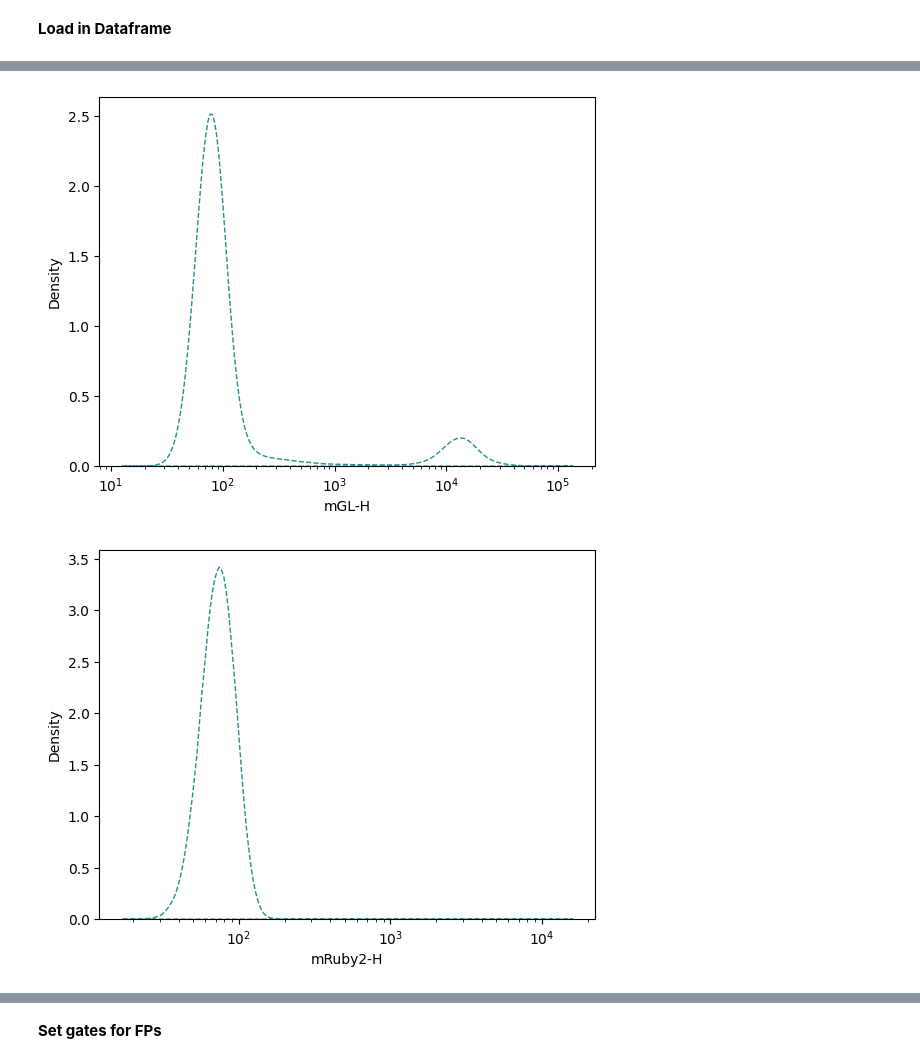
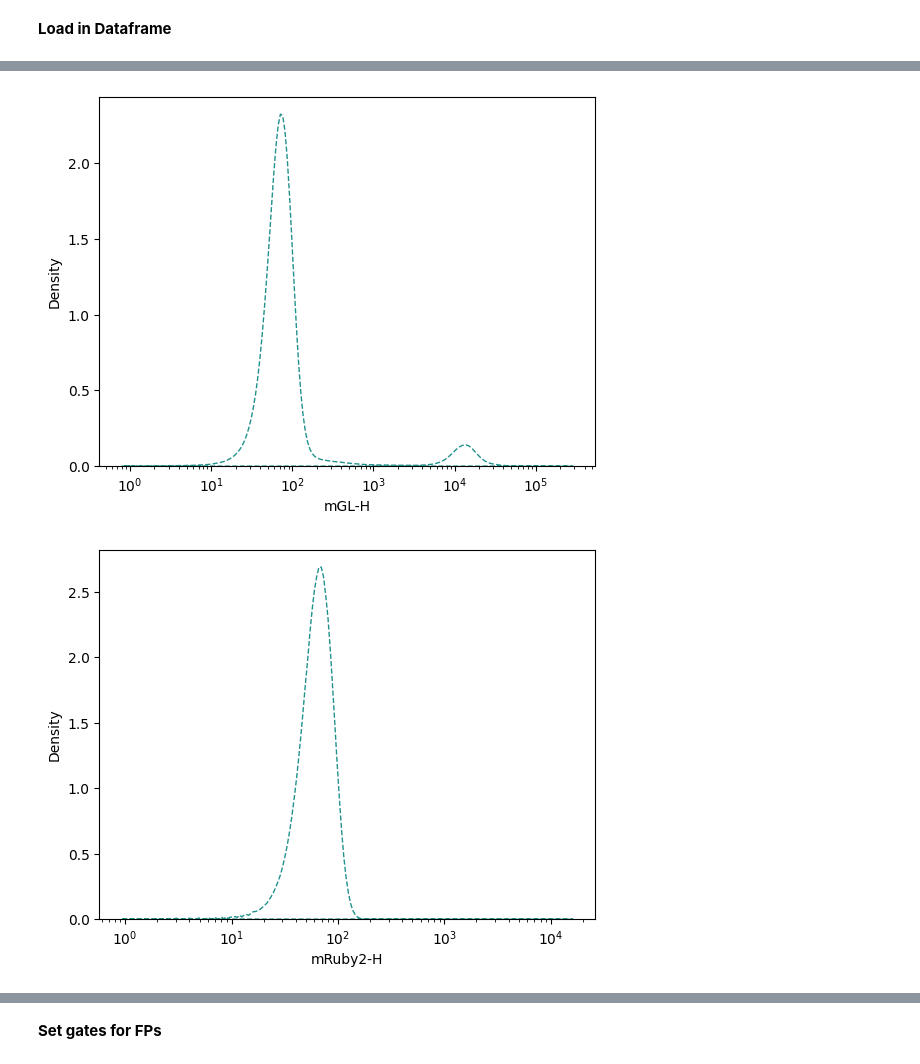
Before and after one commit to GallowayLabMIT/dasit_manuscript, a Jupyter notebook: Figure_2/Figure_2_fluorescent_selectivity_plasmid.ipynb, the cells around one changed output, grey strips where cells are left out. Saved outputs shown, nothing was run; the diff lists cells and outputs as text; code cells hidden in the pictures.

Commit message:
Figure 2 updates

```diff
--- a/Figure_2/Figure_2_fluorescent_selectivity_plasmid.ipynb
+++ b/Figure_2/Figure_2_fluorescent_selectivity_plasmid.ipynb
@@ -64,11 +64,8 @@ display(plates_dict)
 #Load data
 data = pd.DataFrame()
 
-channel_list = ['mRuby2-A', 'mRuby2-H','mGL-H','mGL-A', 'iRFP670-A','iRFP670-H', 'FSC-A', 'SSC-A']
+channel_list = ['mRuby2-H','mGL-H','iRFP670-H', 'FSC-A']
 data = rd.flow.load_groups_with_metadata(plates_dict,columns=channel_list) #Could add in columns=channel_list here to get specific columns
-
-# Remove negative values from dataframe
-for c in channel_list: data = data[data[c] > 0]
 
 # Remove NaN values
 data.dropna(inplace=True)
@@ -95,11 +92,9 @@ display(data)
-# %%
-# Grab the untransfected data
-untransfected = data[(data['reporter'] == 'Untransfected')]
 # %%
 parameters = np.array(['mGL-H', 'mRuby2-H', 'iRFP670-H'])
 for param in parameters:
+    untransfected = data[(data['reporter'] == 'Untransfected') & (data[param] > 0 )]
     g = plt.figure()
     sns.kdeplot(untransfected, x=param,hue='reporter',log_scale=True,legend=False,fill=True,common_norm=False,palette='viridis', alpha = 0, linestyle = '--')
 # %% [output]
-[figure, old version]
+[figure, new version]
-[figure, old version]
+[figure, new version]
```
Also changed, not shown: parts of 9 cells of this notebook.
